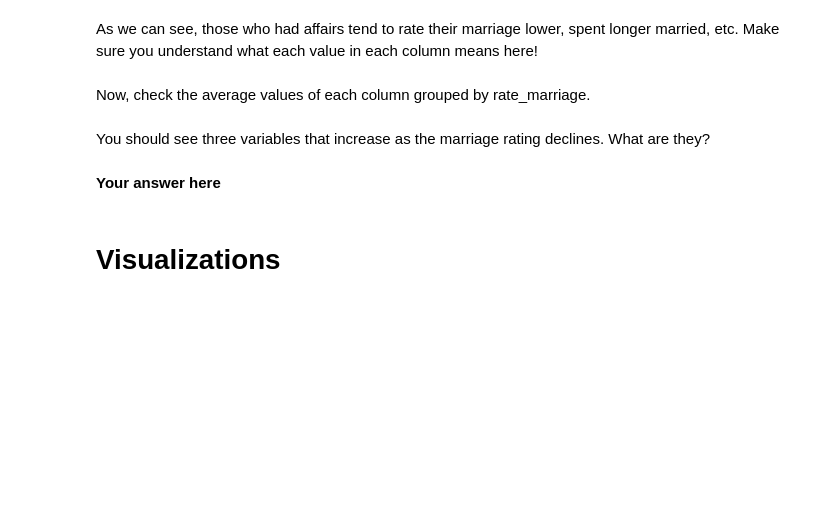
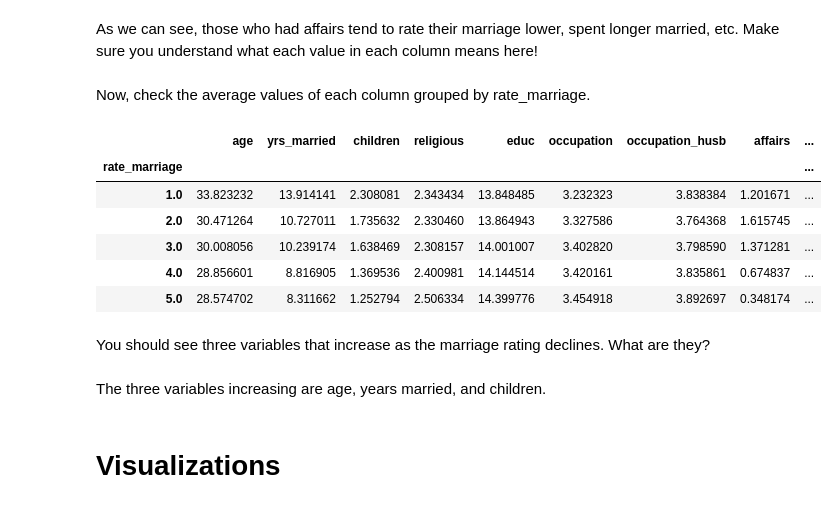
Before and after one commit to kyun33/JCP26Notebooks, a Jupyter notebook: Week_5_Logistic_Regression_Decision_Trees.ipynb, the cells around one changed output. Cells and saved outputs as stored; diff of their text form; code cells hidden in the pictures; blank space fills up the shorter version.

```diff
--- a/Week_5_Logistic_Regression_Decision_Trees.ipynb
+++ b/Week_5_Logistic_Regression_Decision_Trees.ipynb
@@ -34,7 +52,17 @@ Now, check the average values of each column grouped by rate_marriage.
+# %%
+affairs.groupby("rate_marriage").mean()
+# %% [output]
+|  | age | yrs_married | children | religious | educ | occupation | occupation_husb | affairs | ... |
+| rate_marriage |  |  |  |  |  |  |  |  | ... |
+| 1.0 | 33.823232 | 13.914141 | 2.308081 | 2.343434 | 13.848485 | 3.232323 | 3.838384 | 1.201671 | ... |
+| 2.0 | 30.471264 | 10.727011 | 1.735632 | 2.330460 | 13.864943 | 3.327586 | 3.764368 | 1.615745 | ... |
+| 3.0 | 30.008056 | 10.239174 | 1.638469 | 2.308157 | 14.001007 | 3.402820 | 3.798590 | 1.371281 | ... |
+| 4.0 | 28.856601 | 8.816905 | 1.369536 | 2.400981 | 14.144514 | 3.420161 | 3.835861 | 0.674837 | ... |
+| 5.0 | 28.574702 | 8.311662 | 1.252794 | 2.506334 | 14.399776 | 3.454918 | 3.892697 | 0.348174 | ... |
 # %% [markdown]
 You should see three variables that increase as the marriage rating declines. What are they?
-# %% [markdown]
-**Your answer here**
+# %% [markdown]
+The three variables increasing are age, years married, and children.
 # %% [markdown]
 # Visualizations
 # %% [markdown]
```
Also changed, not shown: parts of 31 cells of this notebook.
